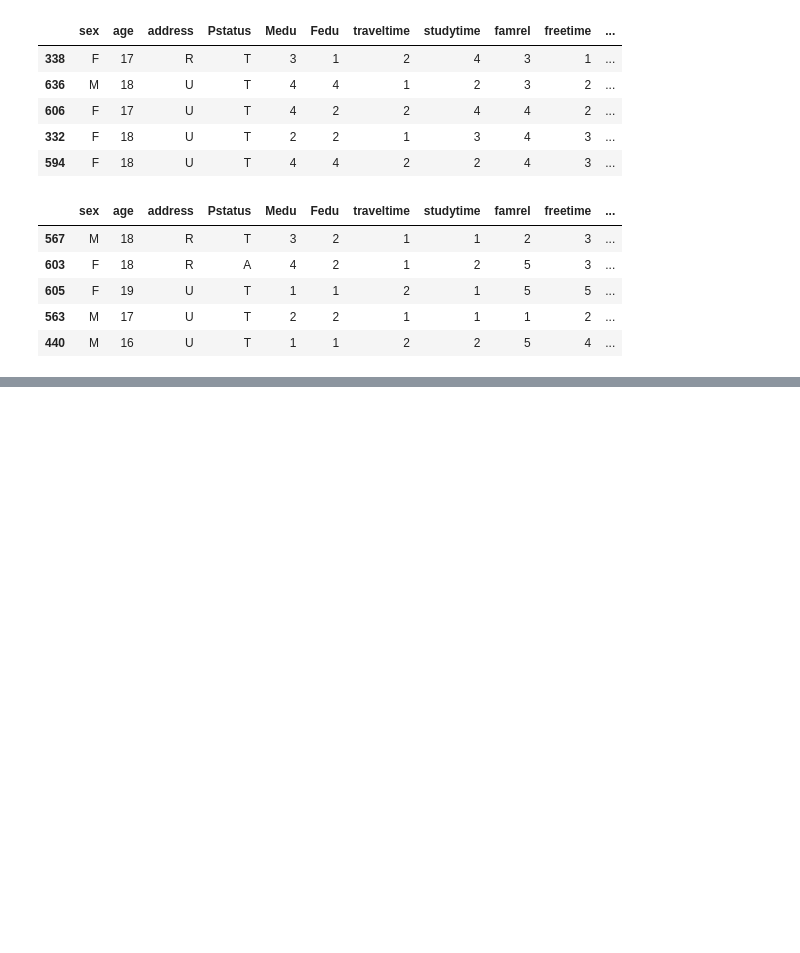
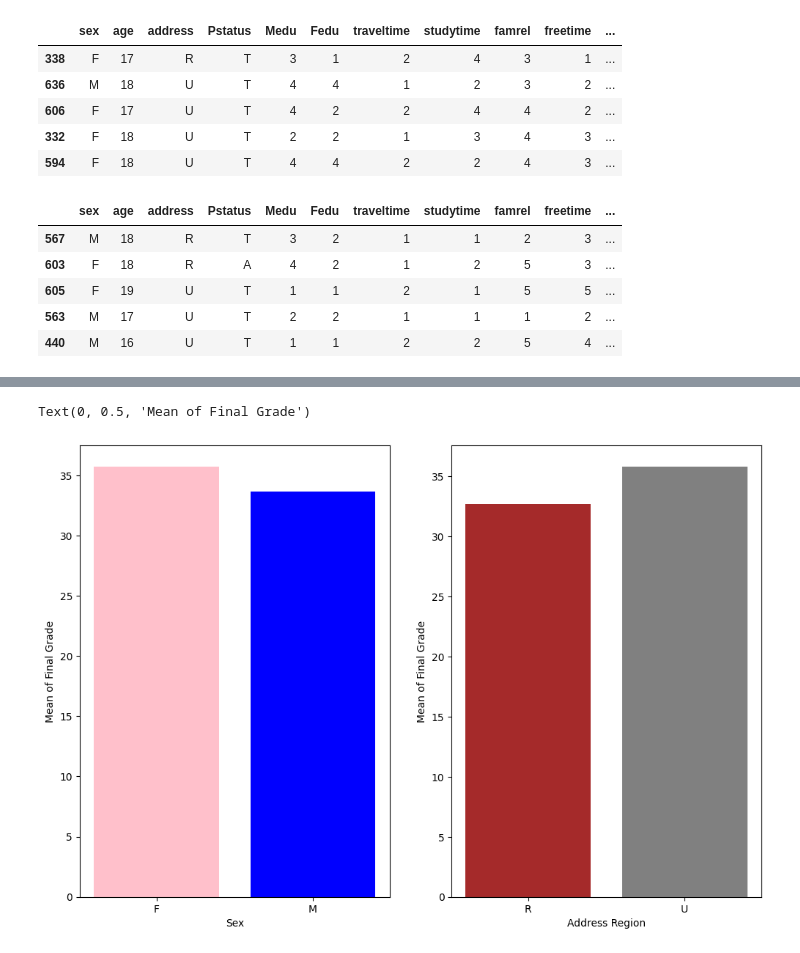
Before and after one commit to VBritis/EDA-StudentPerformance, a Jupyter notebook: EDA.ipynb, the cells around one changed output, grey strips where cells are left out. Cells and saved outputs as stored; diff of their text form; code cells hidden in the pictures; blank space fills up the shorter version.

```diff
--- a/EDA.ipynb
+++ b/EDA.ipynb
@@ -115,0 +143,15 @@ plt.show()
+# %%
+df_groupedS = df.groupby('sex')['total'].mean().reset_index()
+df_groupedA = df.groupby('address')['total'].mean().reset_index()
+plt.figure(figsize=(12,8))
+plt.subplot(1,2,1)
+plt.bar(df_groupedS['sex'],df_groupedS['total'],color=['pink', 'blue'])
+plt.xlabel('Sex')
+plt.ylabel('Mean of Final Grade')
+plt.subplot(1,2,2)
+plt.bar(df_groupedA['address'],df_groupedA['total'],color=['brown', 'gray'])
+plt.xlabel('Address Region')
+plt.ylabel('Mean of Final Grade')
+# %% [output]
+Text(0, 0.5, 'Mean of Final Grade')
+[figure, added]
```
Also changed, not shown: parts of 8 cells of this notebook.
